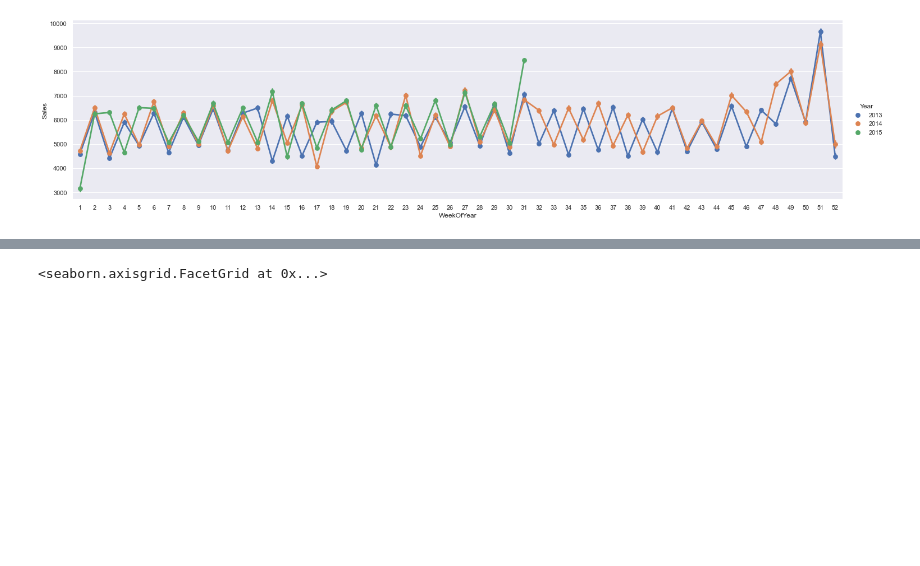
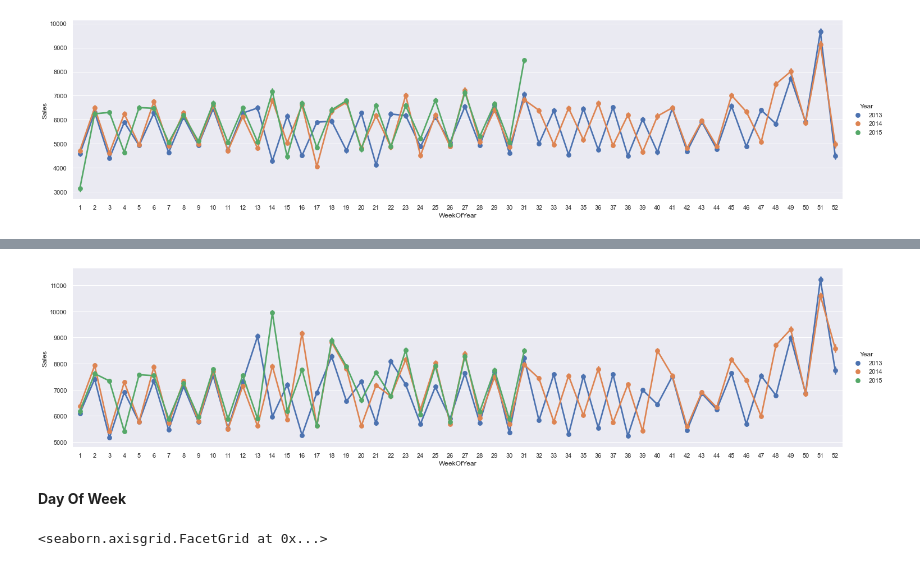
Before and after one commit to omrylcn/ml_system, a Jupyter notebook: notebook/eda.ipynb, the cells around one changed output, grey strips where cells are left out. Cells and saved outputs as stored; diff of their text form; code cells hidden in the pictures; blank space fills up the shorter version.

```diff
--- a/notebook/eda.ipynb
+++ b/notebook/eda.ipynb
@@ -383,3 +364,10 @@ sns.catplot(x="WeekOfYear",y="Sales",data=train,kind="point",hue="Year",aspect=4
+# %%
+# this mean
+sns.catplot(x="WeekOfYear",y="Sales",data=open_tr,kind="point",hue="Year",aspect=4);
+# %% [output]
+[figure, added]
+# %% [markdown]
+**Day Of Week**
 # %%
 # this is mean value
 sns.catplot(x="DayOfWeek",y="Sales",data=train[train["Open"]==1],kind="point",hue="Year")
```
Also changed, not shown: parts of 110 cells of this notebook.
